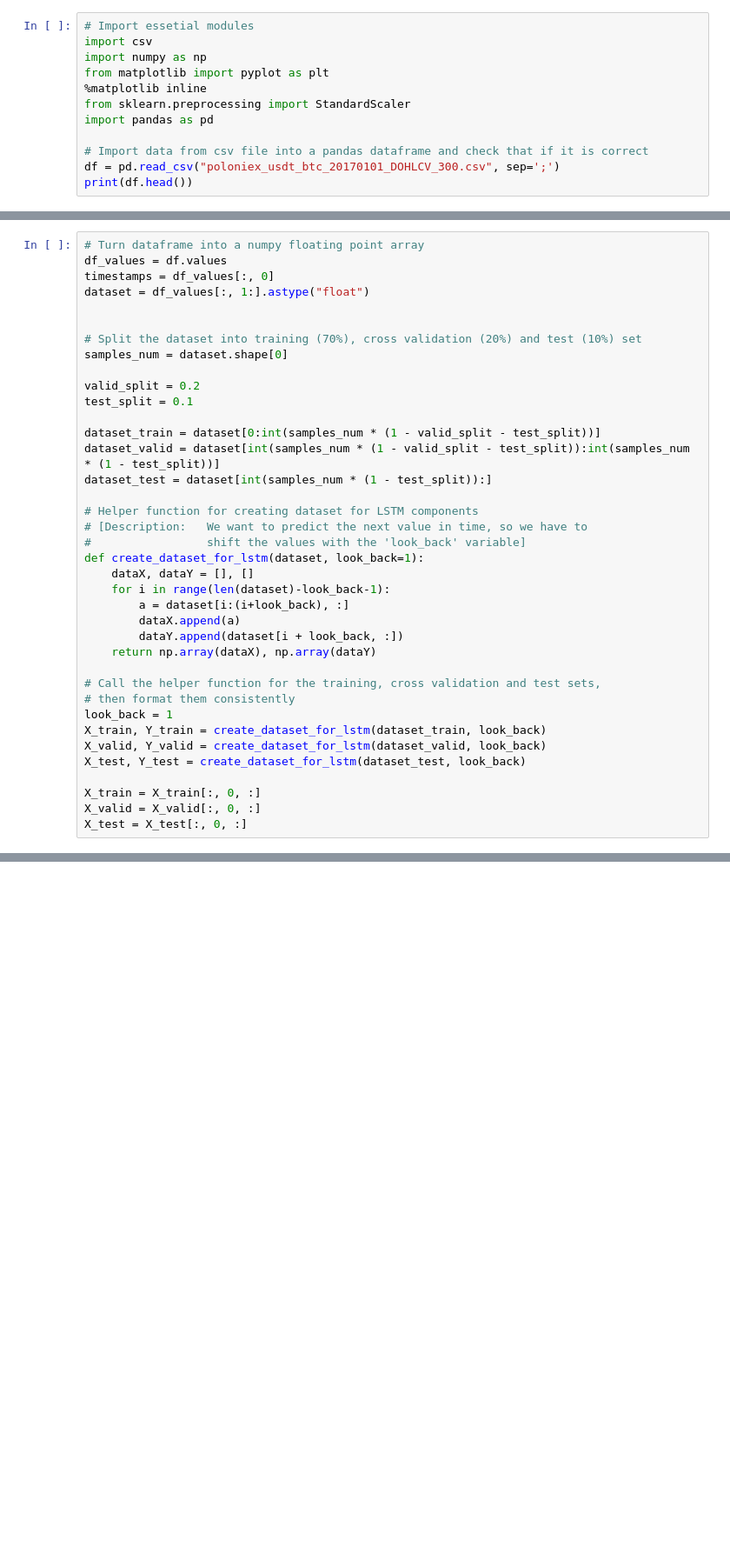
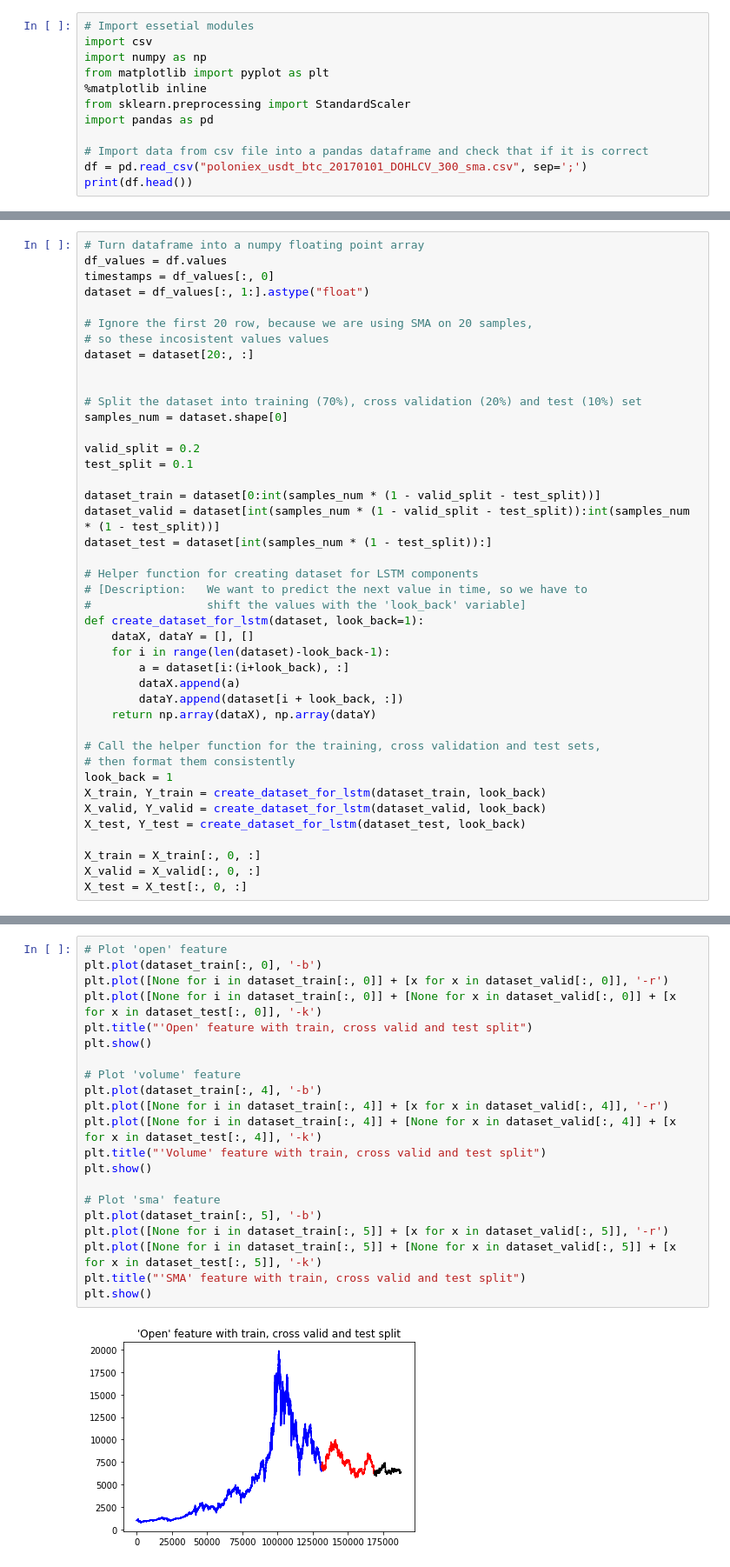
Before and after one commit to bana513/DeepLearningHomework, a Jupyter notebook: PreprocessData_2.ipynb, the cells around one changed output, grey strips where cells are left out. Shown at 87% size. Drawn from its saved outputs; the diff is of its cells as text; blank space fills up the shorter version.

Commit message:
Ignore first 20 data in PreprocessData_2.ipynb Modified Indicators.py to avoid index values when printing to csv file

```diff
--- a/PreprocessData_2.ipynb
+++ b/PreprocessData_2.ipynb
@@ -8,6 +8,6 @@ from sklearn.preprocessing import StandardScaler
 import pandas as pd
 
 # Import data from csv file into a pandas dataframe and check that if it is correct
-df = pd.read_csv("poloniex_usdt_btc_20170101_DOHLCV_300.csv", sep=';')
+df = pd.read_csv("poloniex_usdt_btc_20170101_DOHLCV_300_sma.csv", sep=';')
 print(df.head())
 # %% [output]
@@ -28,6 +35,10 @@ plt.show()
 df_values = df.values
 timestamps = df_values[:, 0]
 dataset = df_values[:, 1:].astype("float")
+
+# Ignore the first 20 row, because we are using SMA on 20 samples,
+# so these incosistent values values
+dataset = dataset[20:, :]
 
 
 # Split the dataset into training (70%), cross validation (20%) and test (10%) set
@@ -104,0 +75,23 @@ plt.show()
+# %%
+# Plot 'open' feature
+plt.plot(dataset_train[:, 0], '-b')
+plt.plot([None for i in dataset_train[:, 0]] + [x for x in dataset_valid[:, 0]], '-r')
+plt.plot([None for i in dataset_train[:, 0]] + [None for x in dataset_valid[:, 0]] + [x for x in dataset_test[:, 0]], '-k')
+plt.title("'Open' feature with train, cross valid and test split")
+plt.show()
+
+# Plot 'volume' feature
+plt.plot(dataset_train[:, 4], '-b')
+plt.plot([None for i in dataset_train[:, 4]] + [x for x in dataset_valid[:, 4]], '-r')
+plt.plot([None for i in dataset_train[:, 4]] + [None for x in dataset_valid[:, 4]] + [x for x in dataset_test[:, 4]], '-k')
+plt.title("'Volume' feature with train, cross valid and test split")
+plt.show()
+
+# Plot 'sma' feature
+plt.plot(dataset_train[:, 5], '-b')
+plt.plot([None for i in dataset_train[:, 5]] + [x for x in dataset_valid[:, 5]], '-r')
+plt.plot([None for i in dataset_train[:, 5]] + [None for x in dataset_valid[:, 5]] + [x for x in dataset_test[:, 5]], '-k')
+plt.title("'SMA' feature with train, cross valid and test split")
+plt.show()
+# %% [output]
+[figure, added]
```
Also changed, not shown: parts of 4 cells of this notebook, 2 other files.
